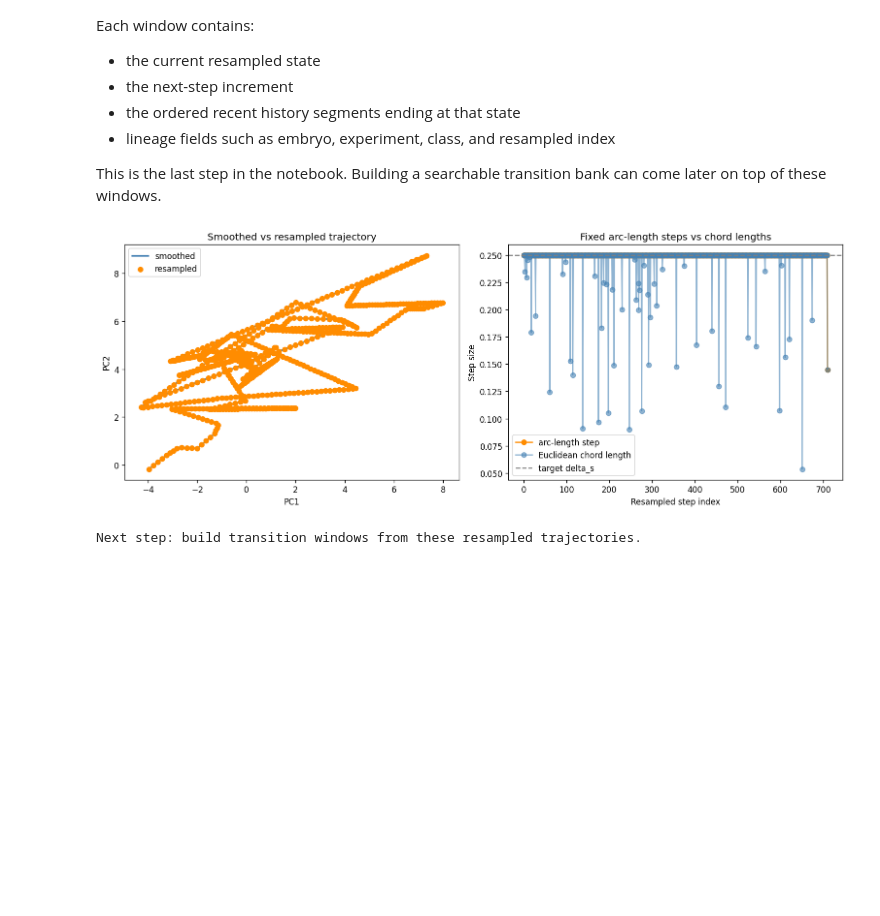
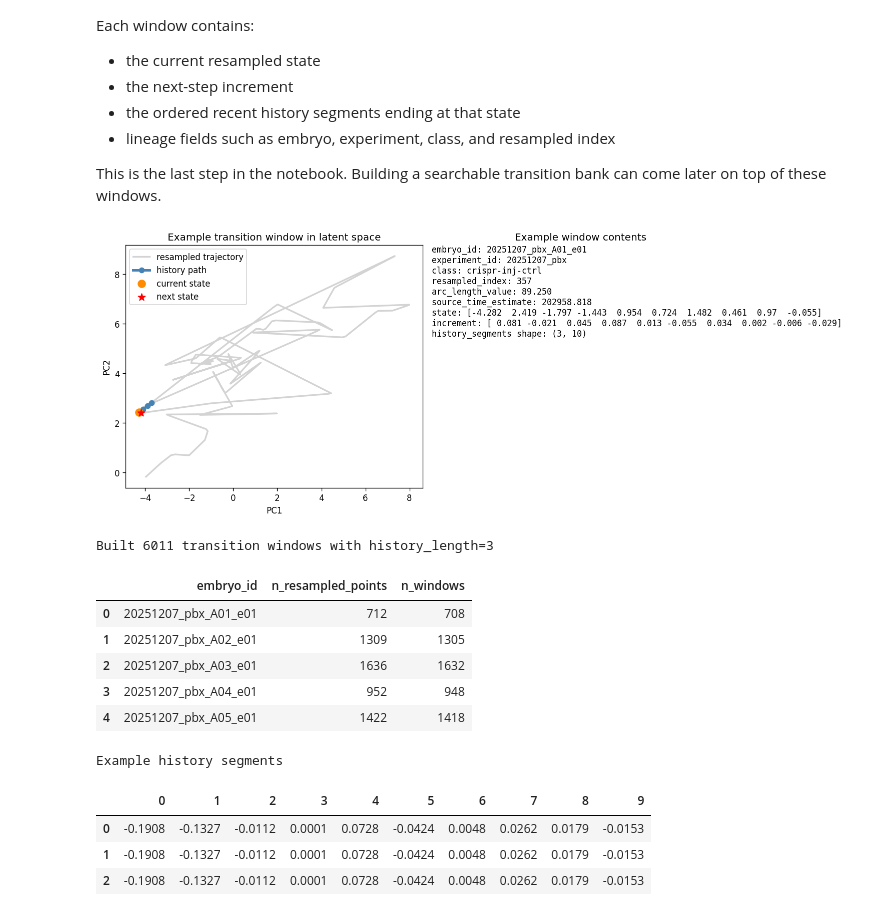
Before and after one commit to nlammers371/morphseq, a Jupyter notebook: dev/particle_prediction/notebooks/02_resampling_and_transition_bank.ipynb, the cells around one changed output. Cells and saved outputs as stored; diff of their text form; code cells hidden in the pictures; blank space fills up the shorter version.

Commit message:
Added moving window transition bank for trajectory matching

```diff
--- a/dev/particle_prediction/notebooks/02_resampling_and_transition_bank.ipynb
+++ b/dev/particle_prediction/notebooks/02_resampling_and_transition_bank.ipynb
@@ -178,8 +178,9 @@ window_summary = pd.DataFrame(
     }
 )
 
-example_window = windows[0]
-example_trajectory = next(traj for traj in resampled if traj.source.embryo_id == example_window.embryo_id)
+example_trajectory = resampled[0]
+example_trajectory_windows = build_transition_windows(example_trajectory, history_length=history_length)
+example_window = example_trajectory_windows[len(example_trajectory_windows) // 2]
 history_points = example_trajectory.resampled[
     example_window.resampled_index - history_length : example_window.resampled_index + 1
 ]
@@ -221,32 +222,43 @@ axes[0].scatter(
 )
 axes[0].set_xlabel("PC1")
 axes[0].set_ylabel("PC2")
 axes[0].set_title("Example transition window in latent space")
 axes[0].legend()
 
 axes[1].axis("off")
 axes[1].set_title("Example window contents")
 window_text = "\n".join([
     f"embryo_id: {example_window.embryo_id}",
     f"experiment_id: {example_window.experiment_id}",
     f"class: {example_window.perturbation_class}",
     f"resampled_index: {example_window.resampled_index}",
     f"arc_length_value: {example_window.arc_length_value:.3f}",
     f"source_time_estimate: {example_window.source_time_estimate:.3f}",
     f"state: {np.array2string(example_window.state, precision=3)}",
     f"increment: {np.array2string(example_window.increment, precision=3)}",
     f"history_segments shape: {example_window.history_segments.shape}",
 ])
 axes[1].text(0.0, 1.0, window_text, va="top", ha="left", family="monospace")
 
 plt.tight_layout()
 plt.show()
 
 print(f"Built {len(windows)} transition windows with history_length={history_length}")
 display(window_summary)
 print()
 print("Example history segments")
 display(pd.DataFrame(example_window.history_segments))
 # %% [output]
-[figure, old version]
+[figure, new version]
-Next step: build transition windows from these resampled trajectories.
+Built 6011 transition windows with history_length=3
+|  | embryo_id | n_resampled_points | n_windows |
+| 0 | 20251207_pbx_A01_e01 | 712 | 708 |
+| 1 | 20251207_pbx_A02_e01 | 1309 | 1305 |
+| 2 | 20251207_pbx_A03_e01 | 1636 | 1632 |
+| 3 | 20251207_pbx_A04_e01 | 952 | 948 |
+| 4 | 20251207_pbx_A05_e01 | 1422 | 1418 |
+Example history segments
+|  | 0 | 1 | 2 | 3 | 4 | 5 | 6 | 7 | 8 | 9 |
+| 0 | -0.1908 | -0.1327 | -0.0112 | 0.0001 | 0.0728 | -0.0424 | 0.0048 | 0.0262 | 0.0179 | -0.0153 |
+| 1 | -0.1908 | -0.1327 | -0.0112 | 0.0001 | 0.0728 | -0.0424 | 0.0048 | 0.0262 | 0.0179 | -0.0153 |
+| 2 | -0.1908 | -0.1327 | -0.0112 | 0.0001 | 0.0728 | -0.0424 | 0.0048 | 0.0262 | 0.0179 | -0.0153 |
```
Also changed, not shown: parts of 1 cell of this notebook.
